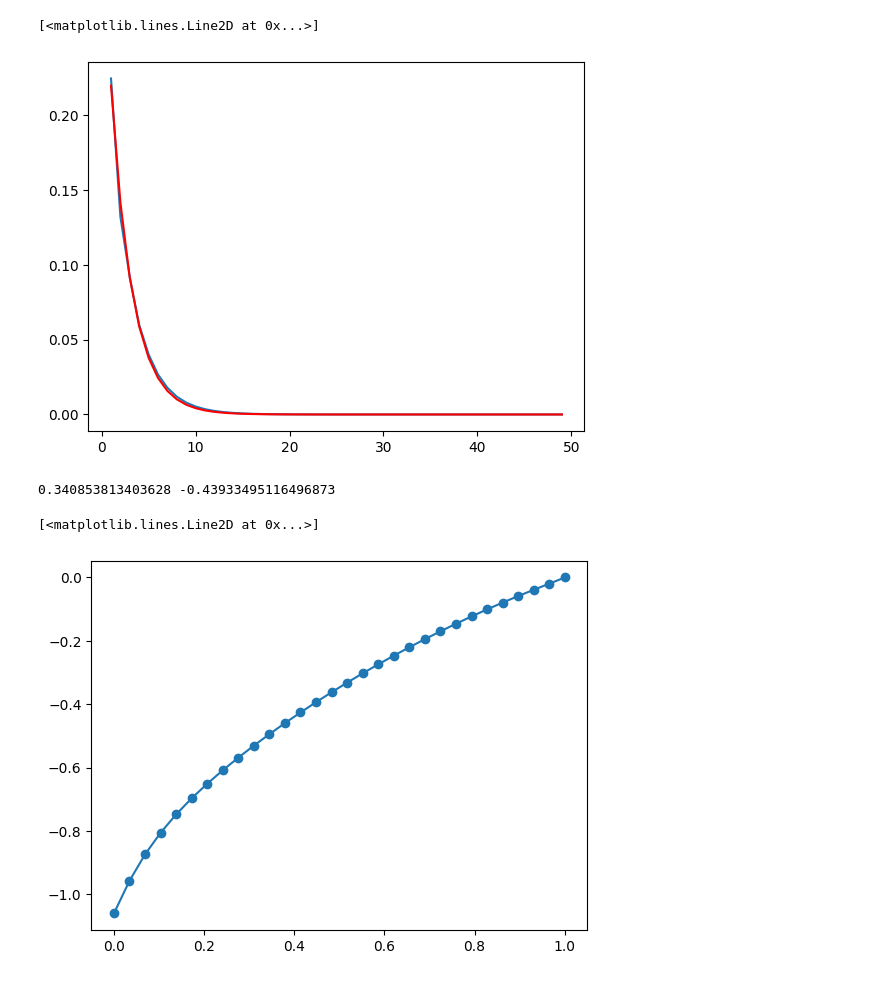
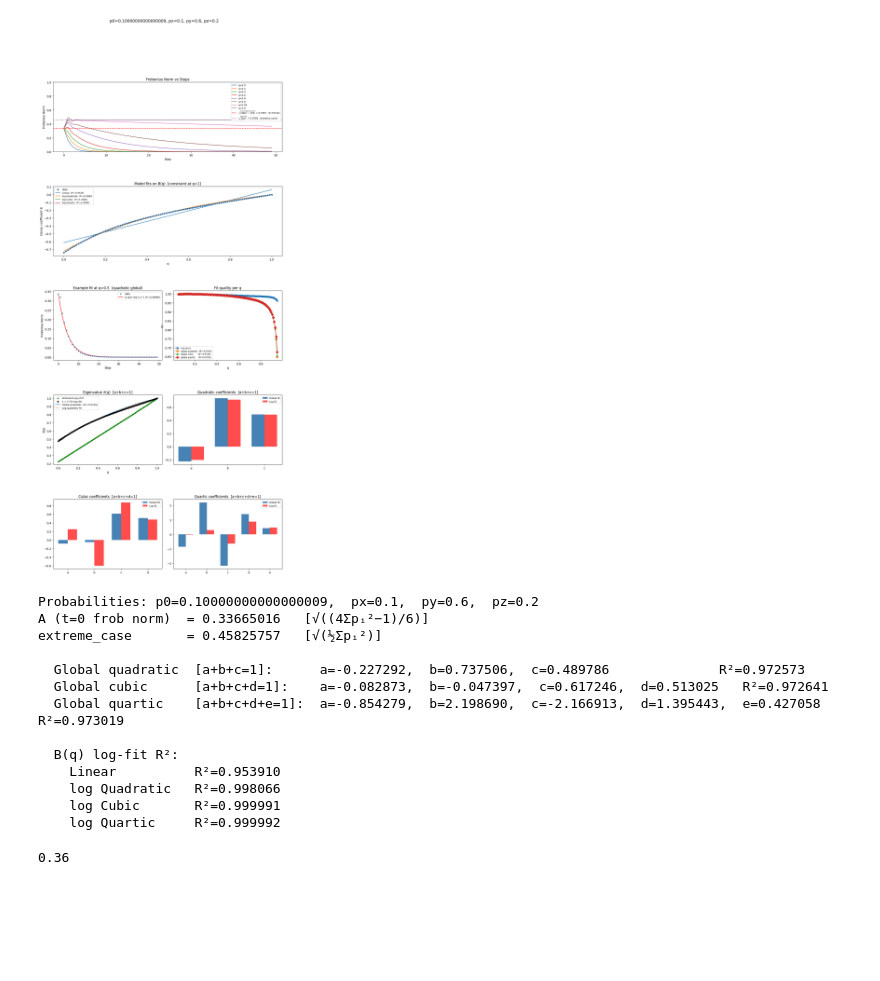
Before and after one commit to YommoY-official/MPQMasters, a Jupyter notebook: non_markovian_general_eigenvalue.ipynb, the cells around one changed output. Drawn from its saved outputs; the diff is of its cells as text; code cells hidden in the pictures; blank space fills up the shorter version.

Commit message:
updated non markovina general eigenvalue jupyter notebook. It produces good plots now. THere are other unnecessary stuff that should be deleted later on.

```diff
--- a/non_markovian_general_eigenvalue.ipynb
+++ b/non_markovian_general_eigenvalue.ipynb
@@ -142,6 +126,0 @@ def calculate_total( prob, step_list, save = False):
-# %%
-PROB_LIST = [ prob_list(0.1,0.1,0.1), prob_list(0.3,0.3,0), prob_list(0.8,0.0001,0), prob_list(0.999,0,0)]
-step_list = np.arange(1,100)
-
-for prob in PROB_LIST:
-    calculate_total(prob, step_list)
@@ -221,35 +127,10 @@ step_list = np.arange(1,num_step)
-# %%
-
-
-frob_list = [calculate_frobnorm(q, PROB, step) for step in step_list]
-
-popt, pcov = curve_fit(exp_func,step_list,frob_list, p0 = [1,-0.1])
-
-a,b = popt
-
-
-
-
-plt.plot(step_list, frob_list)
-plt.plot(step_list, exp_func(step_list,a,b), color = 'red')
-# %% [output]
-[<matplotlib.lines.Line2D at 0x...>]
-[figure, removed]
-# %%
-print( *popt)
-# %% [output]
-0.340853813403628 -0.43933495116496873
-# %%
-q_list = np.linspace(0,1,30)
-
-decay_coeffs = []
-
-for q in q_list:
-    frob_list = [calculate_frobnorm(q, PROB, step) for step in step_list]
-    popt, _ = curve_fit(exp_func,step_list,frob_list, p0 = [1,-0.1])
-    decay_coeffs.append(popt[1])
-
-plt.plot(q_list, decay_coeffs, marker = 'o')
-# %% [output]
-[<matplotlib.lines.Line2D at 0x...>]
-[figure, removed]
+# %%
+# ╔══════════════════════════════════════════════════════╗
+# ║               INPUT VARIABLES                        ║
+# ╚══════════════════════════════════════════════════════╝
+
+Q_PLOT   = [0.0, 0.2, 0.4, 0.6, 0.8, 0.9, 0.99 ,1.0]   # q values shown in frob norm plot
+N_STEPS  = np.arange(0, 50)                  # time steps for all analysis
+DENSE_Q  = np.linspace(0.0, 1.0, 100)          # q grid for decay coeff analysis
+Q_SMOOTH = np.linspace(0.0, 1.0, 500)         # dense q grid for smooth fit curves
+Q_TEST   = np.linspace(0.05, 0.95, 100)        # q values for direct fit comparison
@@ -255,0 +323,19 @@ plt.plot(q_list, decay_coeffs, marker = 'o')
+# %%
+# ── Run analysis for a specific prob list ─────────────────────────────────────
+
+analyse(prob_list(0.1, 0.6,0.2))
+# %% [output]
+[figure, added]
+Probabilities: p0=0.10000000000000009,  px=0.1,  py=0.6,  pz=0.2
+A (t=0 frob norm)  = 0.33665016   [√((4Σpᵢ²−1)/6)]
+extreme_case       = 0.45825757   [√(½Σpᵢ²)]
+
+  Global quadratic  [a+b+c=1]:      a=-0.227292,  b=0.737506,  c=0.489786              R²=0.972573
+  Global cubic      [a+b+c+d=1]:    a=-0.082873,  b=-0.047397,  c=0.617246,  d=0.513025   R²=0.972641
+  Global quartic    [a+b+c+d+e=1]:  a=-0.854279,  b=2.198690,  c=-2.166913,  d=1.395443,  e=0.427058   R²=0.973019
+
+  B(q) log-fit R²:
+    Linear          R²=0.953910
+    log Quadratic   R²=0.998066
+    log Cubic       R²=0.999991
+    log Quartic     R²=0.999992
@@ -255,0 +473,6 @@ plt.plot(q_list, decay_coeffs, marker = 'o')
+# %%
+print( 0.1 ** 2 + 0.3 **2 + 0.5 ** 2 + (0.1 **2))
+
+print( 1 - )
+# %% [output]
+0.36
```
Also changed, not shown: parts of 13 cells of this notebook.
